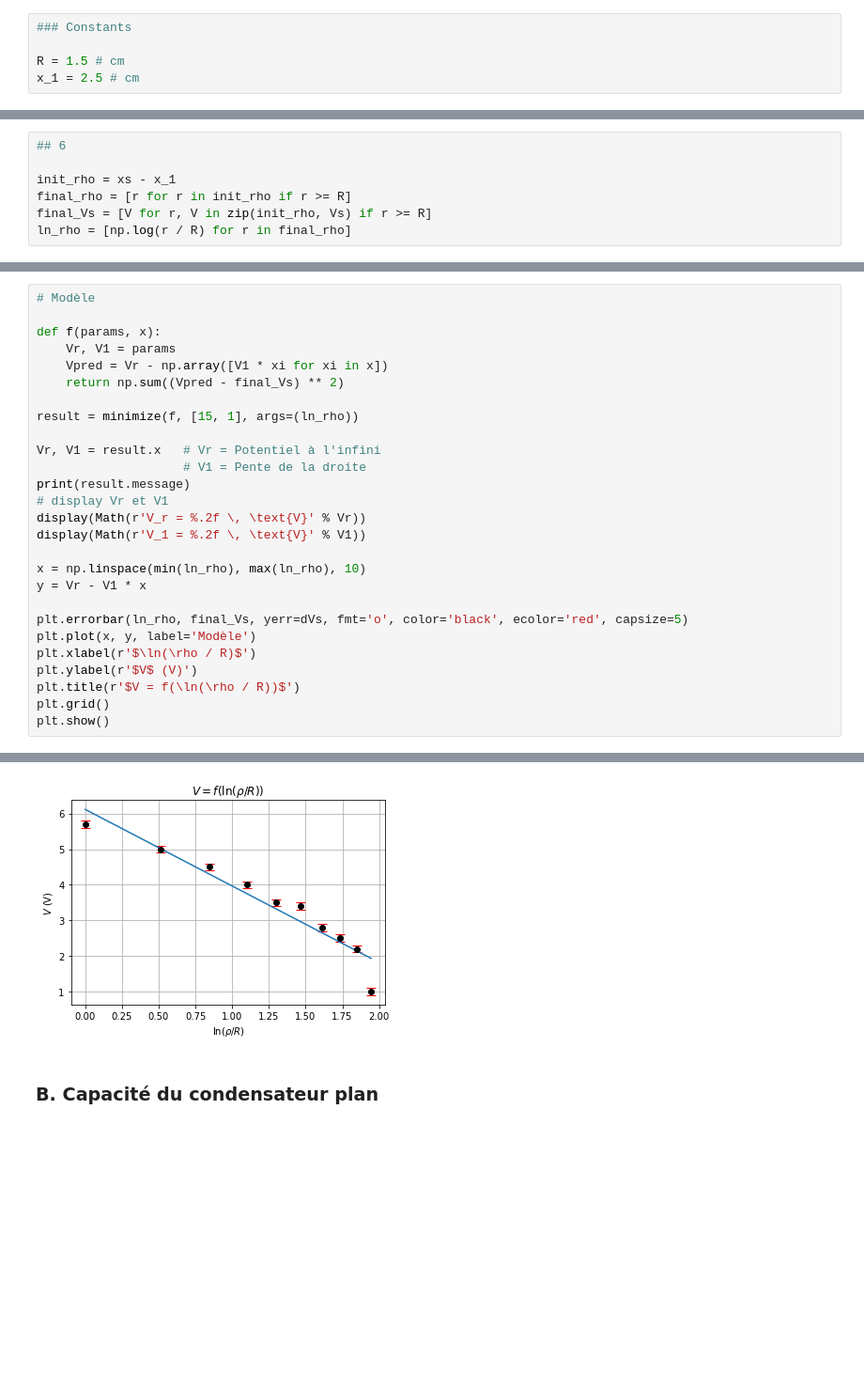
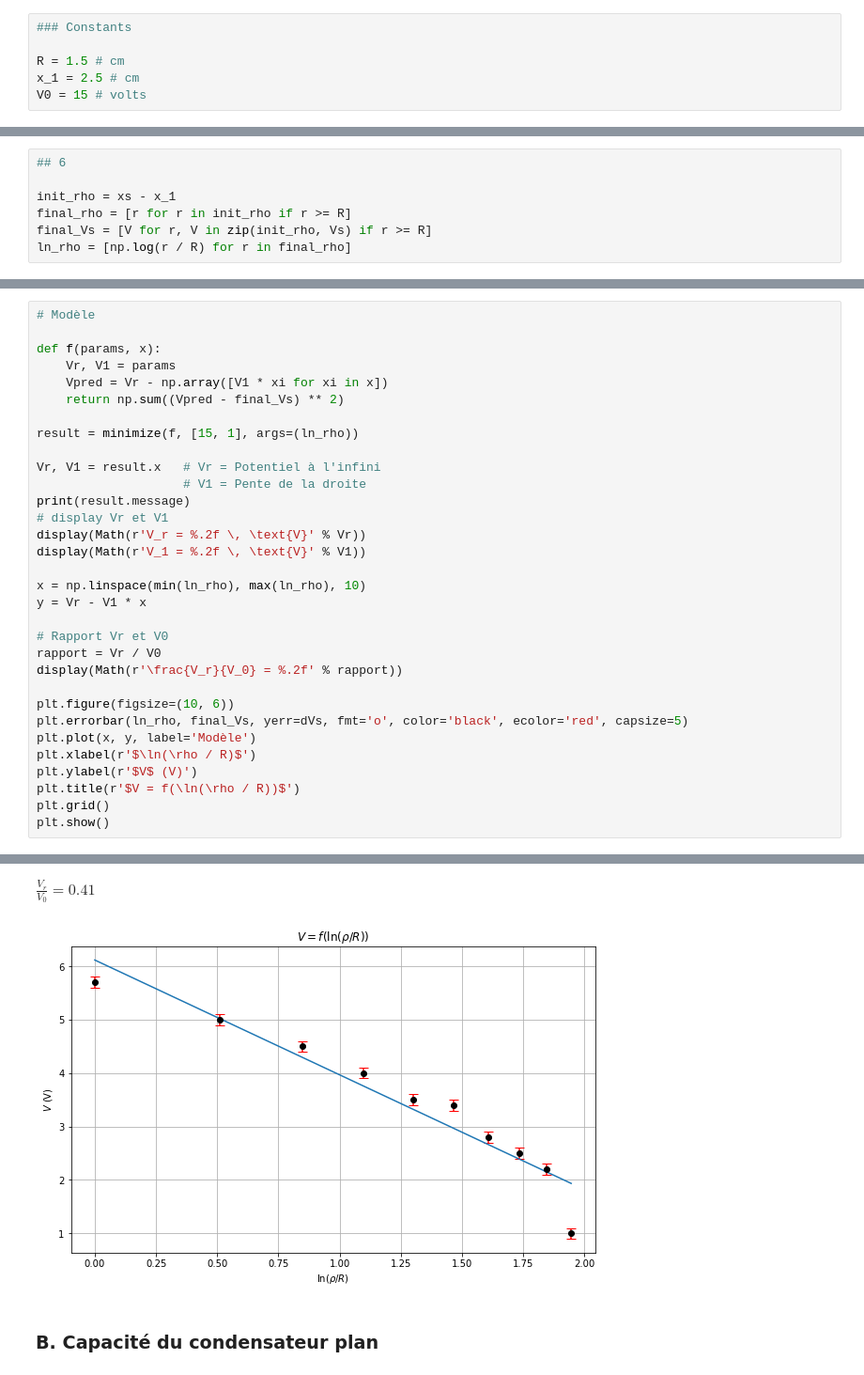
Before and after one commit to kmiloarguello/kmiloarguello.github.io, a Jupyter notebook: phyca/content/LU2PY121/TPS/TP1/TP1.ipynb, the cells around one changed output, grey strips where cells are left out. Shown at 94% size. Drawn from its saved outputs; the diff is of its cells as text; blank space fills up the shorter version.

```diff
--- a/phyca/content/LU2PY121/TPS/TP1/TP1.ipynb
+++ b/phyca/content/LU2PY121/TPS/TP1/TP1.ipynb
@@ -14,6 +14,7 @@ from IPython.display import display, Math
 
 R = 1.5 # cm
 x_1 = 2.5 # cm
+V0 = 15 # volts
 # %%
 ### Mesures
 
@@ -44,34 +46,40 @@ plt.show()
 # Modèle
 
 def f(params, x):
     Vr, V1 = params
     Vpred = Vr - np.array([V1 * xi for xi in x])
     return np.sum((Vpred - final_Vs) ** 2)
 
 result = minimize(f, [15, 1], args=(ln_rho))
 
 Vr, V1 = result.x   # Vr = Potentiel à l'infini
                     # V1 = Pente de la droite
 print(result.message)
 # display Vr et V1
 display(Math(r'V_r = %.2f \, \text{V}' % Vr))
 display(Math(r'V_1 = %.2f \, \text{V}' % V1))
 
 x = np.linspace(min(ln_rho), max(ln_rho), 10)
 y = Vr - V1 * x
 
+# Rapport Vr et V0
+rapport = Vr / V0
+display(Math(r'\frac{V_r}{V_0} = %.2f' % rapport))
+
+plt.figure(figsize=(10, 6))
 plt.errorbar(ln_rho, final_Vs, yerr=dVs, fmt='o', color='black', ecolor='red', capsize=5)
 plt.plot(x, y, label='Modèle')
 plt.xlabel(r'$\ln(\rho / R)$')
 plt.ylabel(r'$V$ (V)')
 plt.title(r'$V = f(\ln(\rho / R))$')
 plt.grid()
 plt.show()
 # %% [output]
 Optimization terminated successfully.
 $\displaystyle V_r = 6.12 \, \text{V}$
 $\displaystyle V_1 = 2.15 \, \text{V}$
+$\displaystyle \frac{V_r}{V_0} = 0.41$
-[figure, old version]
+[figure, new version]
 # %% [markdown]
 ### B. Capacité du condensateur plan
 # %%
```
Also changed, not shown: parts of 7 cells of this notebook.
